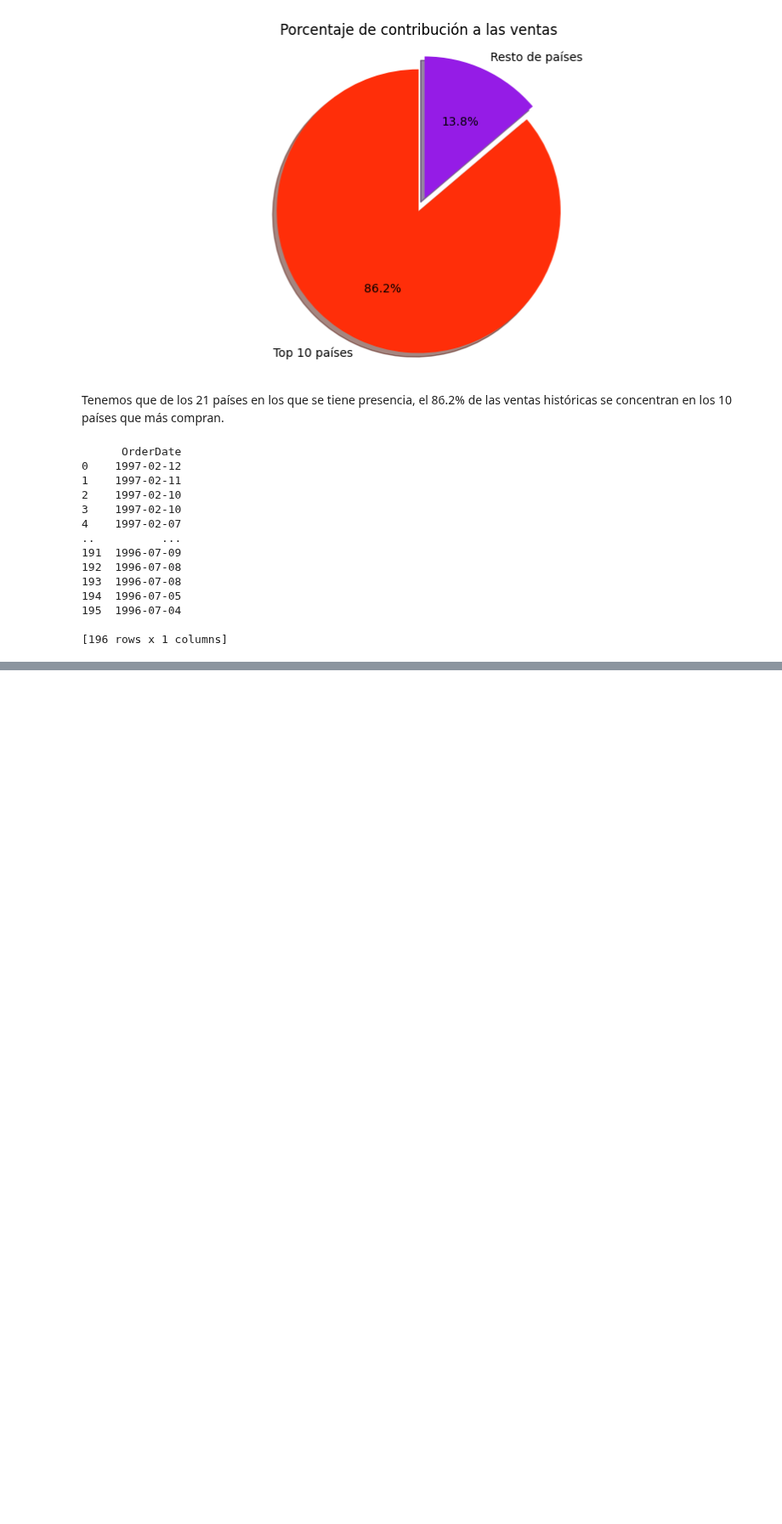
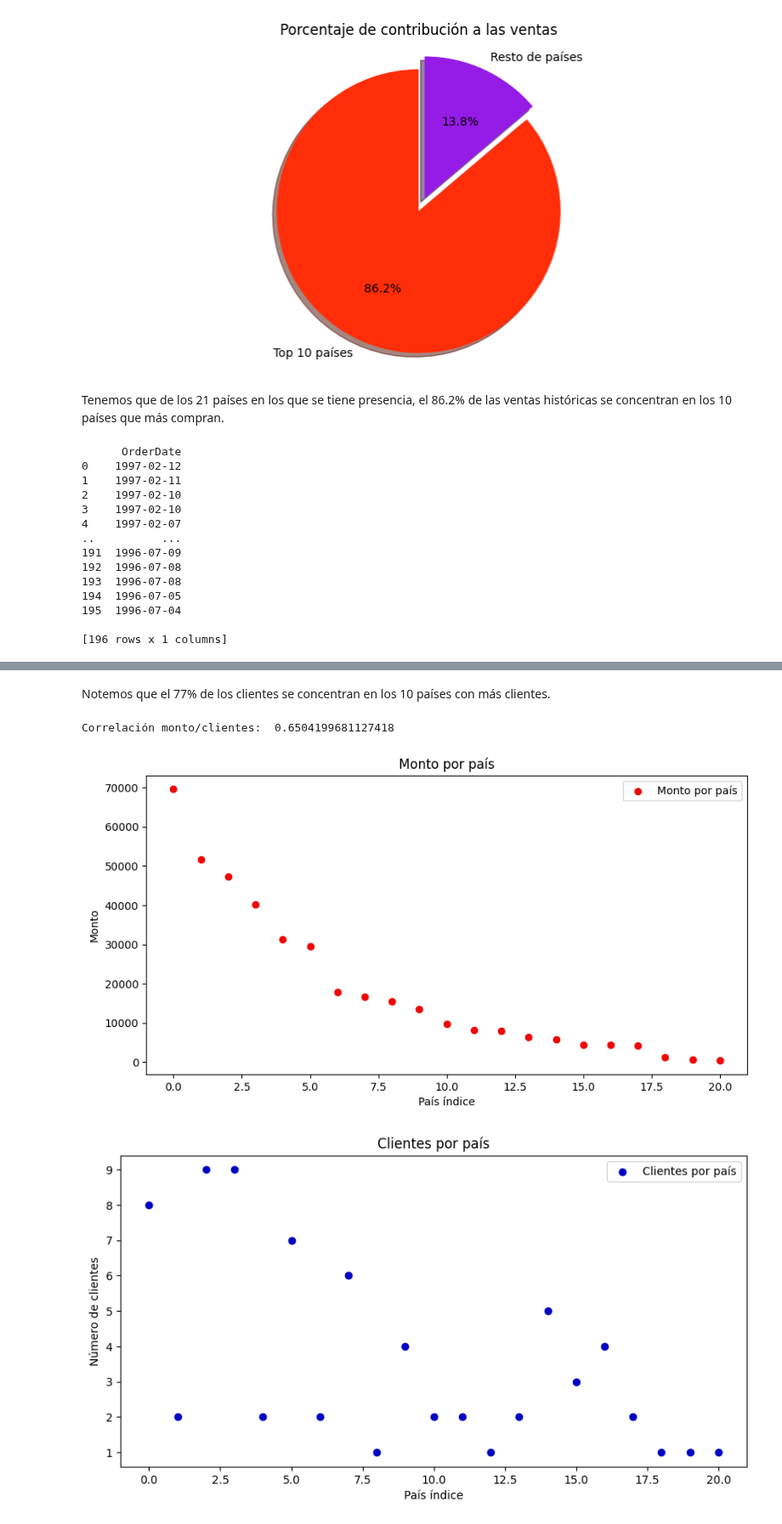
Before and after one commit to arieldatascientist/Northwind_end-to-end-ventas-forecasting-and-segmentation, a Jupyter notebook: notebooks/EDA_Northwind.ipynb, the cells around one changed output, grey strips where cells are left out. Shown at 85% size. Drawn from its saved outputs; the diff is of its cells as text; code cells hidden in the pictures; blank space fills up the shorter version.

```diff
--- a/notebooks/EDA_Northwind.ipynb
+++ b/notebooks/EDA_Northwind.ipynb
@@ -417,0 +489,26 @@ Como podemos ver en la tabla, las ventas tienen no más de 7 meses de antigüeda
+# %% [markdown]
+Notemos que el 77% de los clientes se concentran en los 10 países con más clientes.
+# %%
+#Correlación
+corr_monto_cliente = pais_monto.corr(pais_clientes)
+print("Correlación monto/clientes: ", corr_monto_cliente)
+
+plt.figure(figsize=(10, 5))
+plt.scatter(x=pais_monto.index, y=pais_monto, color="#EE0707", label='Monto por país')
+plt.title("Monto por país")
+plt.xlabel("País índice")
+plt.ylabel("Monto")
+plt.legend()
+plt.show()
+
+plt.figure(figsize=(10, 5))
+plt.scatter(x=pais_clientes.index, y=pais_clientes, color="#0003C2", label='Clientes por país')
+plt.title("Clientes por país")
+plt.xlabel("País índice")
+plt.ylabel("Número de clientes")
+plt.legend()
+plt.show()
+# %% [output]
+Correlación monto/clientes:  0.6504199681127418
+[figure, added]
+[figure, added]
```
Also changed, not shown: parts of 15 cells of this notebook.
